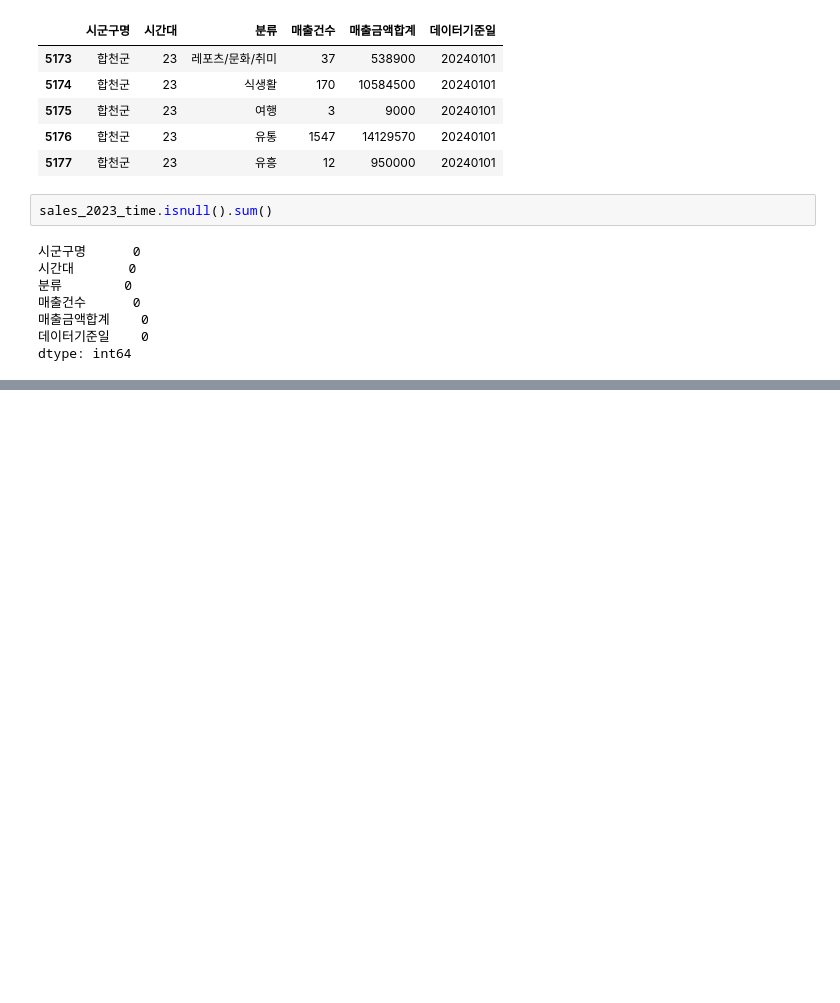
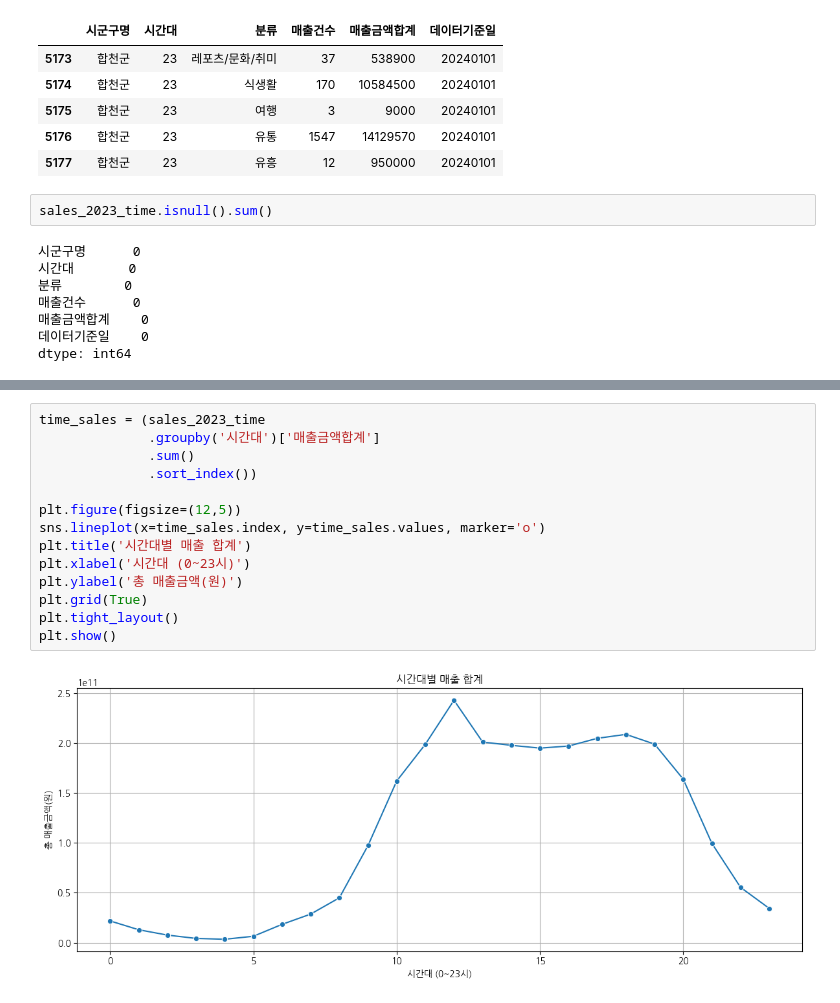
Before and after one commit to JJOK97/gyeongnam-data-finance-analysis, a Jupyter notebook: notebooks/sales_2023_time.ipynb, the cells around one changed output, grey strips where cells are left out. Drawn from its saved outputs; the diff is of its cells as text; blank space fills up the shorter version.

Commit message:
update: data_raw, 2023 시간대별 EDA

```diff
--- a/notebooks/sales_2023_time.ipynb
+++ b/notebooks/sales_2023_time.ipynb
@@ -71,0 +118,16 @@ dtype: int64
+# %%
+time_sales = (sales_2023_time
+              .groupby('시간대')['매출금액합계']
+              .sum()
+              .sort_index())
+
+plt.figure(figsize=(12,5))
+sns.lineplot(x=time_sales.index, y=time_sales.values, marker='o')
+plt.title('시간대별 매출 합계')
+plt.xlabel('시간대 (0~23시)')
+plt.ylabel('총 매출금액(원)')
+plt.grid(True)
+plt.tight_layout()
+plt.show()
+# %% [output]
+[figure, added]
```
Also changed, not shown: parts of 5 cells of this notebook, 8 other files.
